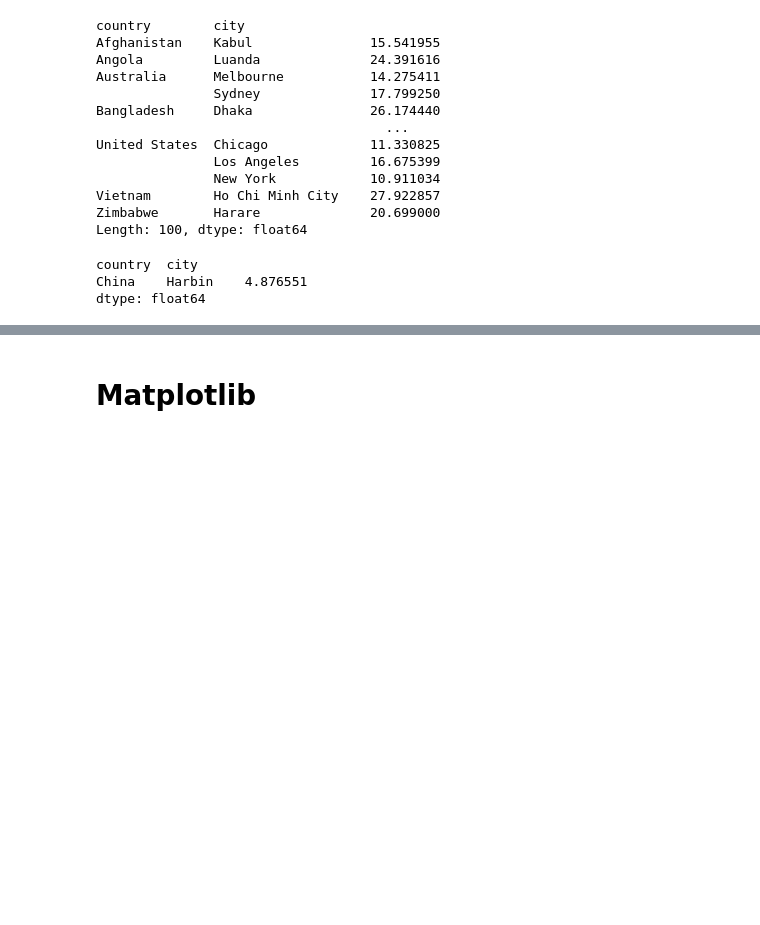
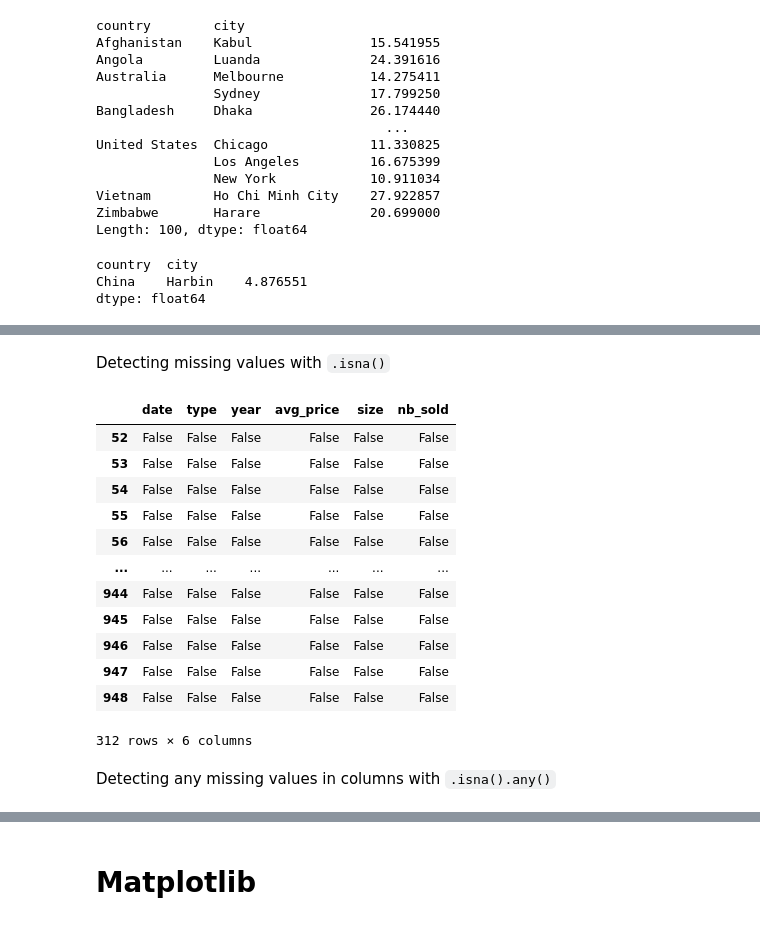
Before and after one commit to ia234/Python_23, a Jupyter notebook: Python_Cheat_Sheet_2023.ipynb, the cells around one changed output, grey strips where cells are left out. Cells and saved outputs as stored; diff of their text form; code cells hidden in the pictures; blank space fills up the shorter version.

```diff
--- a/Python_Cheat_Sheet_2023.ipynb
+++ b/Python_Cheat_Sheet_2023.ipynb
@@ -2626,0 +2687,24 @@ dtype: float64
+# %% [markdown]
+Detecting missing values with `.isna()`
+# %%
+# Import matplotlib.pyplot with alias plt
+import matplotlib.pyplot as plt
+
+# Check individual values for missing values
+avocados_2016.isna()
+# %% [output]
+|  | date | type | year | avg_price | size | nb_sold |
+| 52 | False | False | False | False | False | False |
+| 53 | False | False | False | False | False | False |
+| 54 | False | False | False | False | False | False |
+| 55 | False | False | False | False | False | False |
+| 56 | False | False | False | False | False | False |
+| ... | ... | ... | ... | ... | ... | ... |
+| 944 | False | False | False | False | False | False |
+| 945 | False | False | False | False | False | False |
+| 946 | False | False | False | False | False | False |
+| 947 | False | False | False | False | False | False |
+| 948 | False | False | False | False | False | False |
+312 rows × 6 columns
+# %% [markdown]
+Detecting any missing values in columns with `.isna().any()`
```
Also changed, not shown: parts of 17 cells of this notebook.
